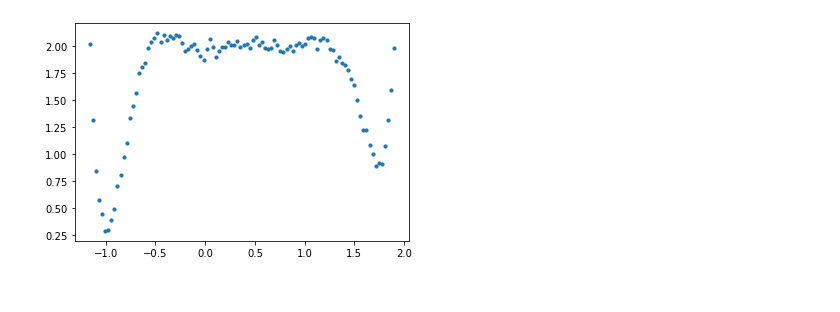
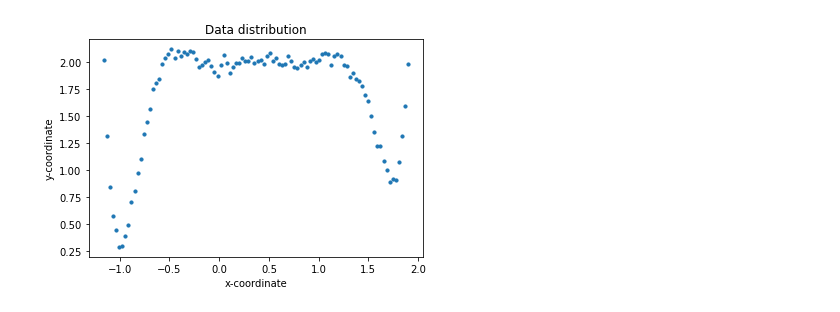
Before and after one commit to ritvikgupta199/ELL409-Assignment-1, a Jupyter notebook: polynomial_fitting/analysis.ipynb, the cells around one changed output. Cells and saved outputs as stored; diff of their text form; code cells hidden in the pictures.

Commit message:
Plots for data

```diff
--- a/polynomial_fitting/analysis.ipynb
+++ b/polynomial_fitting/analysis.ipynb
@@ -9,13 +9,16 @@ log_path = '../results/'
 # %%
 # Data Visualisation
 f = open(data_path, 'r')
 input_x, target = [], []
 for line in f.readlines():
     nums = line.strip().split(',')
     input_x.append(float(nums[0]))
     target.append(float(nums[1]))
 f.close()
 plt.scatter(input_x, target, s=10)
+plt.title('Data distribution')
+plt.xlabel('x-coordinate')
+plt.ylabel('y-coordinate')
 plt.show()
 # %% [output]
-[figure, old version]
+[figure, new version]
```
Also changed, not shown: parts of 6 cells of this notebook, 2 other files.
